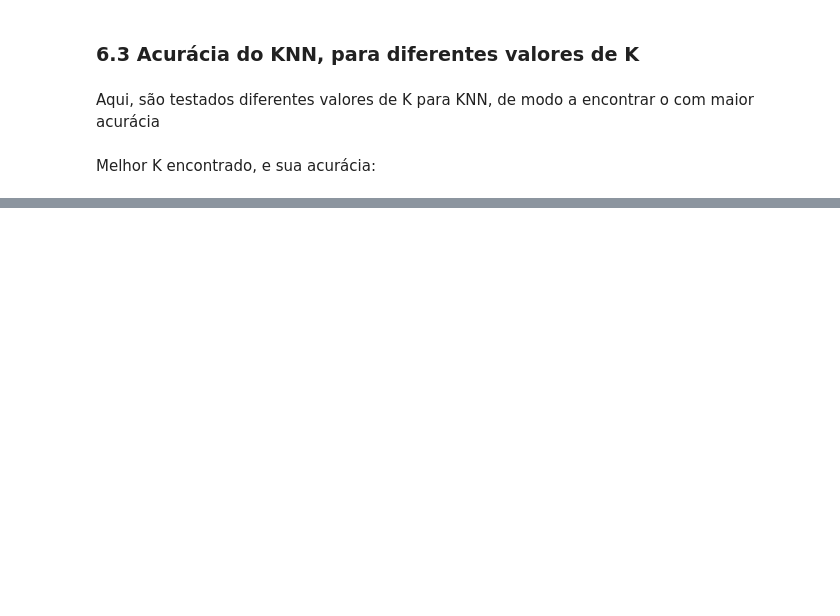
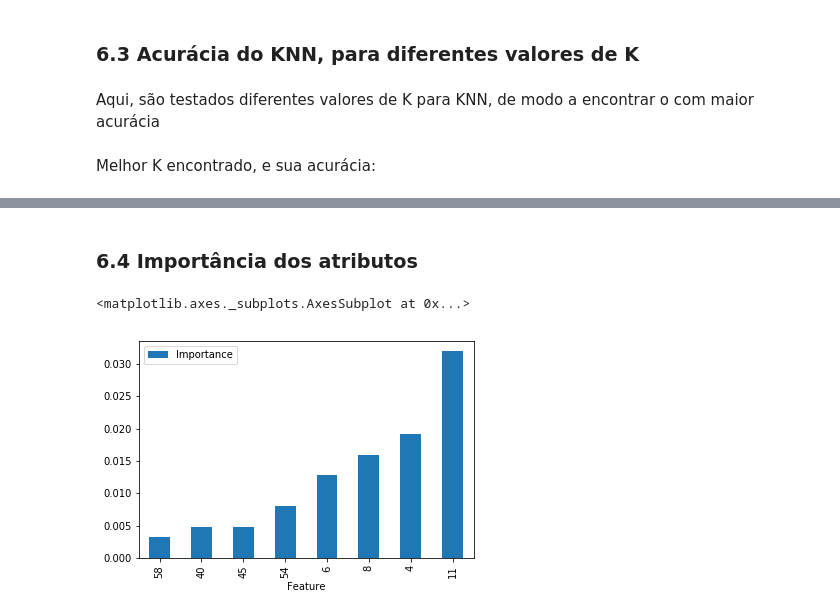
Before and after one commit to phfaustini/Audio-captcha-solver, a Jupyter notebook: report.ipynb, the cells around one changed output, grey strips where cells are left out. Drawn from its saved outputs; the diff is of its cells as text; code cells hidden in the pictures; blank space fills up the shorter version.

```diff
--- a/report.ipynb
+++ b/report.ipynb
@@ -272,0 +250,38 @@ plt.show()
+# %% [markdown]
+### 6.4 Importância dos atributos
+# %%
+from sklearn.ensemble import RandomForestClassifier
+from sklearn.neighbors import KNeighborsClassifier
+from sklearn.base import clone
+import pandas as pd
+import numpy as np
+
+def dropcol_importances(rf, X_train, y_train):
+    rf_ = clone(rf)
+    rf_.random_state = 999
+    rf_.fit(X_train, y_train)
+    baseline = rf_.oob_score_
+    imp = []
+    for col in X_train.columns:
+        X = X_train.drop(col, axis=1)
+        rf_ = clone(rf)
+        rf_.random_state = 999
+        rf_.fit(X, y_train)
+        o = rf_.oob_score_
+        imp.append(baseline - o)
+    imp = np.array(imp)
+    I = pd.DataFrame(
+            data={'Feature':X_train.columns,
+                  'Importance':imp})
+    I = I.set_index('Feature')
+    I = I.sort_values('Importance', ascending=True)
+    return I
+
+
+rf = RandomForestClassifier(random_state=100, oob_score=True, n_estimators=50)
+imp = dropcol_importances(rf, pd.DataFrame(X_train), y_train)
+# %%
+imp[imp.Importance > 0].plot.bar()
+# %% [output]
+<matplotlib.axes._subplots.AxesSubplot at 0x...>
+[figure, added]
```
Also changed, not shown: parts of 14 cells of this notebook, 1 other file.
